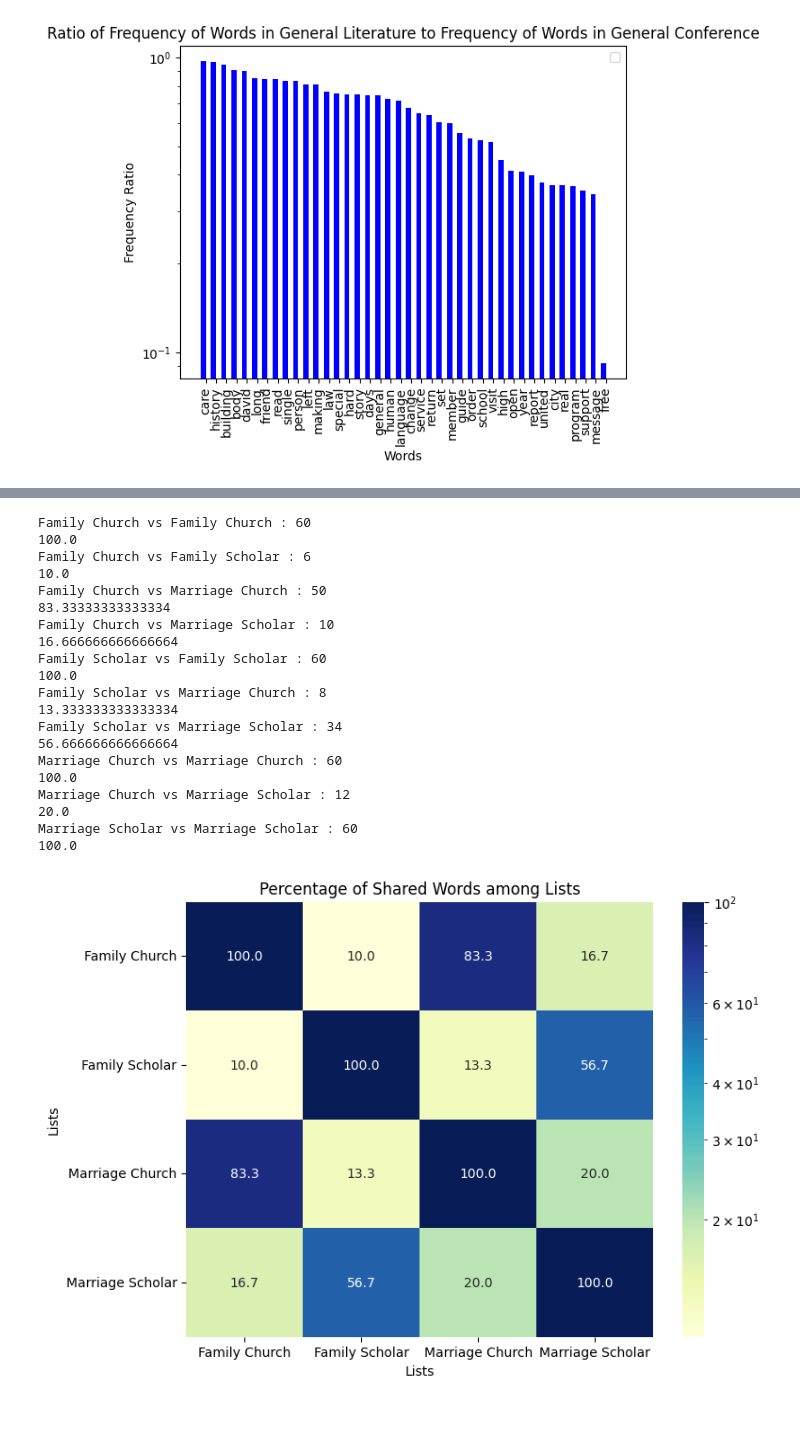
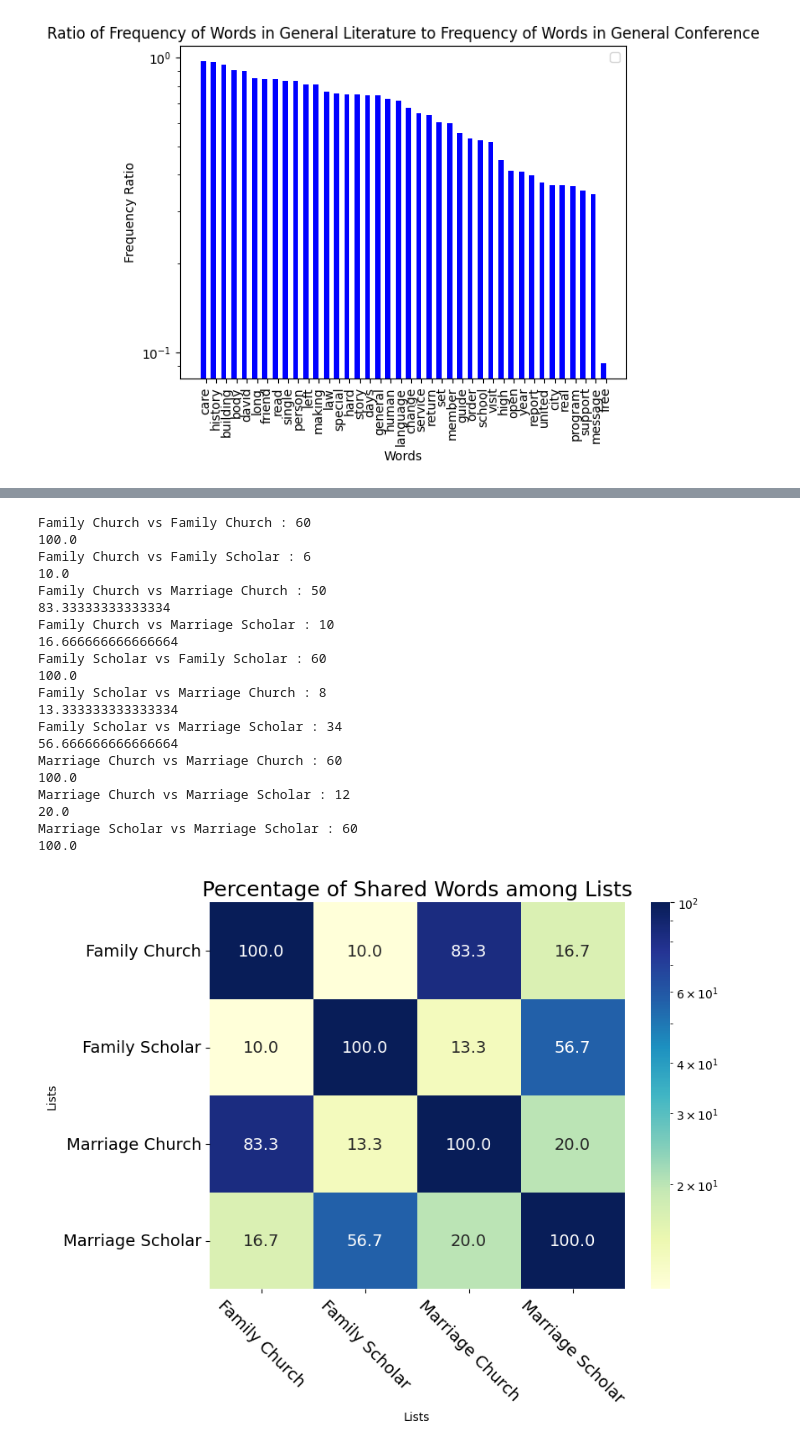
Before and after one commit to westonMS/rel200, a Jupyter notebook: files.ipynb, the cells around one changed output, grey strips where cells are left out. Cells and saved outputs as stored; diff of their text form; code cells hidden in the pictures; blank space fills up the shorter version.

```diff
--- a/files.ipynb
+++ b/files.ipynb
@@ -624,43 +624,46 @@ cm = mcolors.LinearSegmentedColormap.from_list(cmap_name, colors, N=n_bins)
 
 
 # Compute the percentage of shared words for each pair of lists
-percent_shared = [
-    [len(shared_words[i] & shared_words[j]) / len(shared_words[i]) * 100 if i != j else 100 for j in range(len(sets))]
-    for i in range(len(sets))
-]
+# percent_shared = [
+#     [len(shared_words[i] & shared_words[j]) / len(shared_words[i]) * 100 if i != j else 100 for j in range(len(sets))]
+#     for i in range(len(sets))
+# ]
 
 # Plotting the heatmap
 import seaborn as sns
 import matplotlib.pyplot as plt
 
 # Set up the heatmap plot
 plt.figure(figsize=(8, 6))
 sns.heatmap(matrix, annot=True, fmt='.1f', cmap='YlGnBu',
             norm=mcolors.LogNorm(vmin=matrix.min() + 1, vmax=matrix.max()),
-            xticklabels=list_names, yticklabels=list_names)
-plt.title('Percentage of Shared Words among Lists')
+            xticklabels=list_names, yticklabels=list_names,     annot_kws={"fontsize":14}
+)
+plt.title('Percentage of Shared Words among Lists', fontsize=18)
 plt.xlabel('Lists')
 plt.ylabel('Lists')
+plt.xticks(fontsize=14, rotation=315)
+plt.yticks(fontsize=14)
 plt.show()
 # %% [output]
 Family Church vs Family Church : 60
 100.0
 Family Church vs Family Scholar : 6
 10.0
 Family Church vs Marriage Church : 50
 83.33333333333334
 Family Church vs Marriage Scholar : 10
 16.666666666666664
 Family Scholar vs Family Scholar : 60
 100.0
 Family Scholar vs Marriage Church : 8
 13.333333333333334
 Family Scholar vs Marriage Scholar : 34
 56.666666666666664
 Marriage Church vs Marriage Church : 60
 100.0
 Marriage Church vs Marriage Scholar : 12
 20.0
 Marriage Scholar vs Marriage Scholar : 60
 100.0
-[figure, old version]
+[figure, new version]
```
Also changed, not shown: parts of 1 cell of this notebook, 8 other files.
